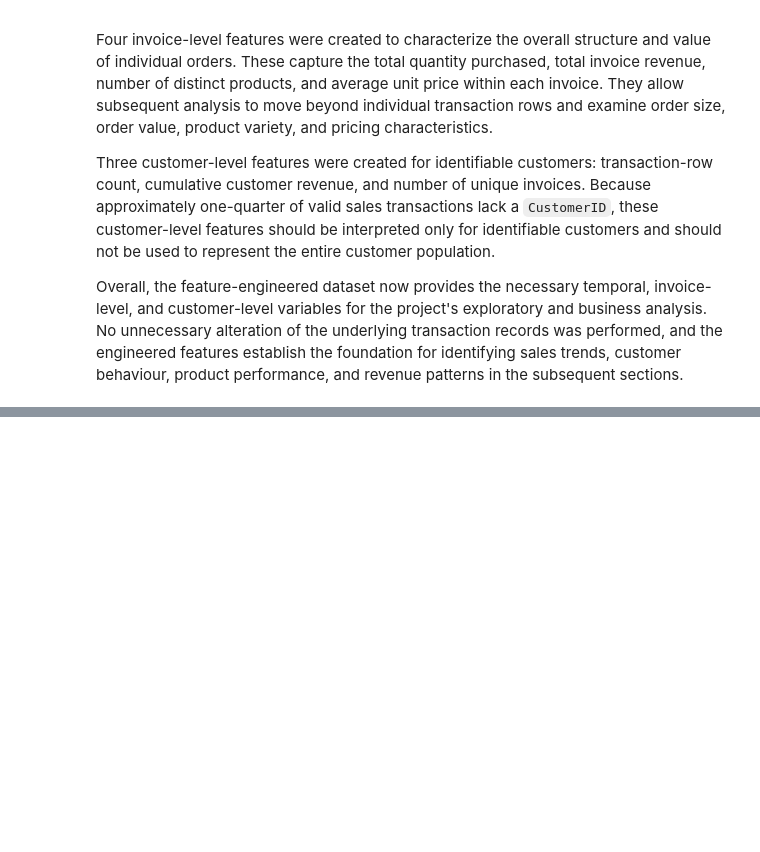
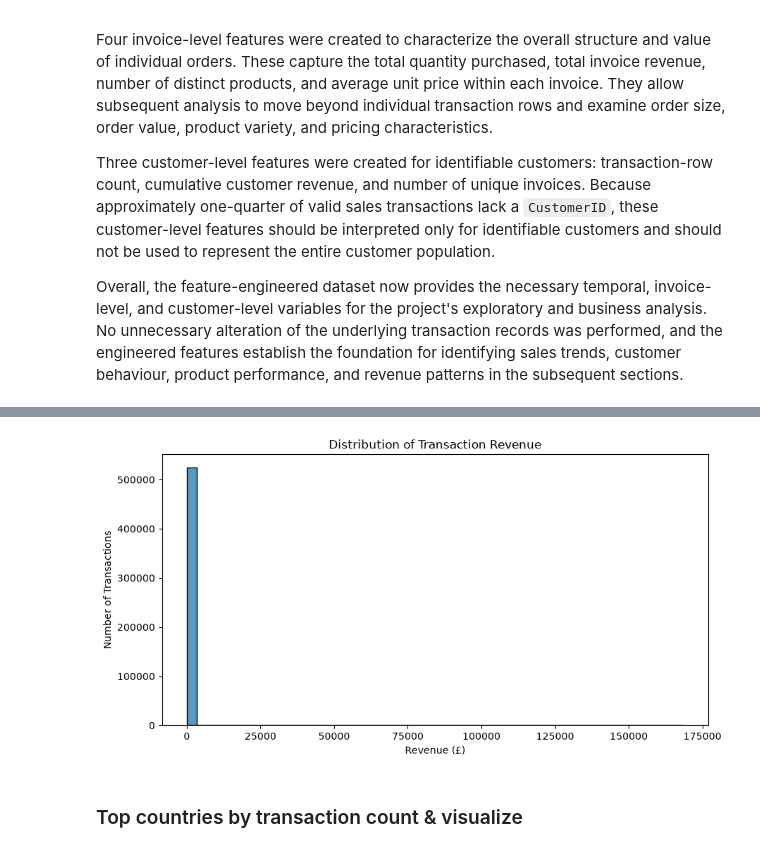
Before and after one commit to KashishSirohiwal/ShadowFox, a Jupyter notebook: Intermediate/notebooks/online_retail_analysis.ipynb, the cells around one changed output, grey strips where cells are left out. Cells and saved outputs as stored; diff of their text form; code cells hidden in the pictures; blank space fills up the shorter version.

```diff
--- a/Intermediate/notebooks/online_retail_analysis.ipynb
+++ b/Intermediate/notebooks/online_retail_analysis.ipynb
@@ -1055,0 +1199,19 @@ Overall, the feature-engineered dataset now provides the necessary temporal, inv
+# %%
+# Visualize transaction-level revenue.
+
+plt.figure(figsize=(10, 5))
+
+sns.histplot(
+    data=df_fe,
+    x="Revenue",
+    bins=50
+)
+
+plt.title("Distribution of Transaction Revenue")
+plt.xlabel("Revenue (£)")
+plt.ylabel("Number of Transactions")
+plt.show()
+# %% [output]
+[figure, added]
+# %% [markdown]
+### Top countries by transaction count & visualize
```
Also changed, not shown: parts of 67 cells of this notebook.
